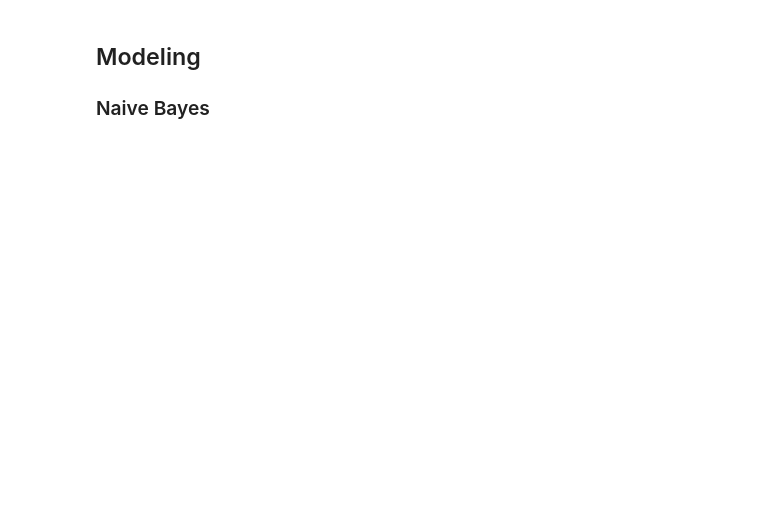
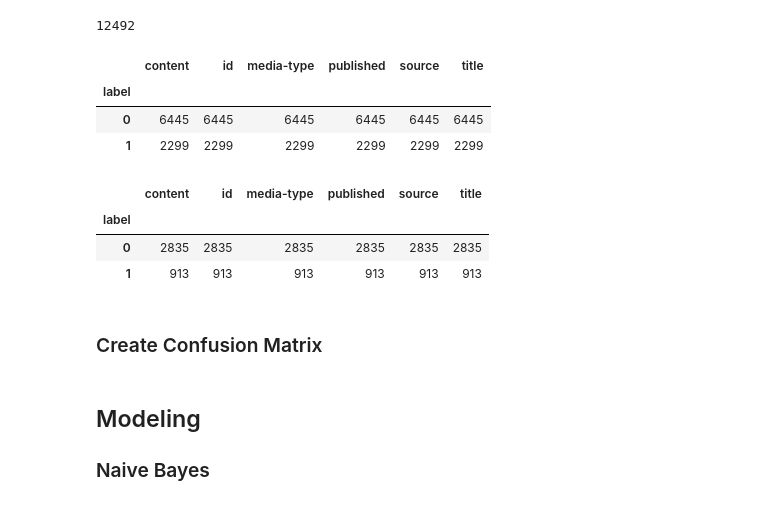
Before and after one commit to soniampub/Fake_News_Detection, a Jupyter notebook: ModelingUpdated.ipynb, the cells around one changed output. Drawn from its saved outputs; the diff is of its cells as text; code cells hidden in the pictures; blank space fills up the shorter version.

```diff
--- a/ModelingUpdated.ipynb
+++ b/ModelingUpdated.ipynb
@@ -42,0 +30,4 @@ After removing float type:  (20761, 5)
+# %%
+len(df_all)
+# %% [output]
+12492
@@ -43,2 +37,16 @@ After removing float type:  (20761, 5)
+# %%
+df_train.groupby('label').count()
+# %% [output]
+|  | content | id | media-type | published | source | title |
+| label |  |  |  |  |  |  |
+| 0 | 6445 | 6445 | 6445 | 6445 | 6445 | 6445 |
+| 1 | 2299 | 2299 | 2299 | 2299 | 2299 | 2299 |
+# %%
+df_test.groupby('label').count()
+# %% [output]
+|  | content | id | media-type | published | source | title |
+| label |  |  |  |  |  |  |
+| 0 | 2835 | 2835 | 2835 | 2835 | 2835 | 2835 |
+| 1 | 913 | 913 | 913 | 913 | 913 | 913 |
 # %%
 #change above X if we r using tokenize and other nlp process
@@ -74,3 +78,5 @@ tfidf_vectorizer  = TfidfVectorizer(stop_words=ENGLISH_STOP_WORDS, ngram_range=(
 #takes around 2-3 mins
 X_train_tfidf = tfidf_vectorizer.fit_transform(X_train)
 X_test_tfidf = tfidf_vectorizer.transform(X_test)
+# %% [markdown]
+### Create Confusion Matrix
```
Also changed, not shown: parts of 44 cells of this notebook.
